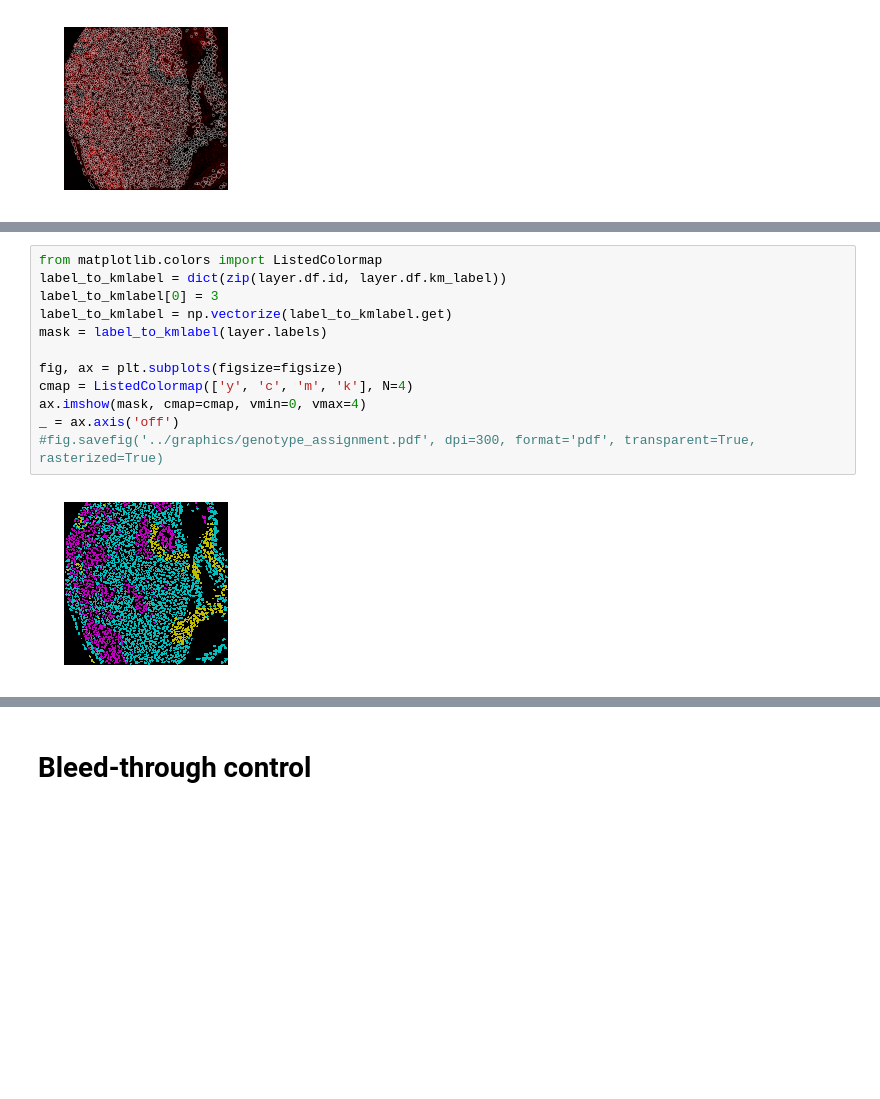
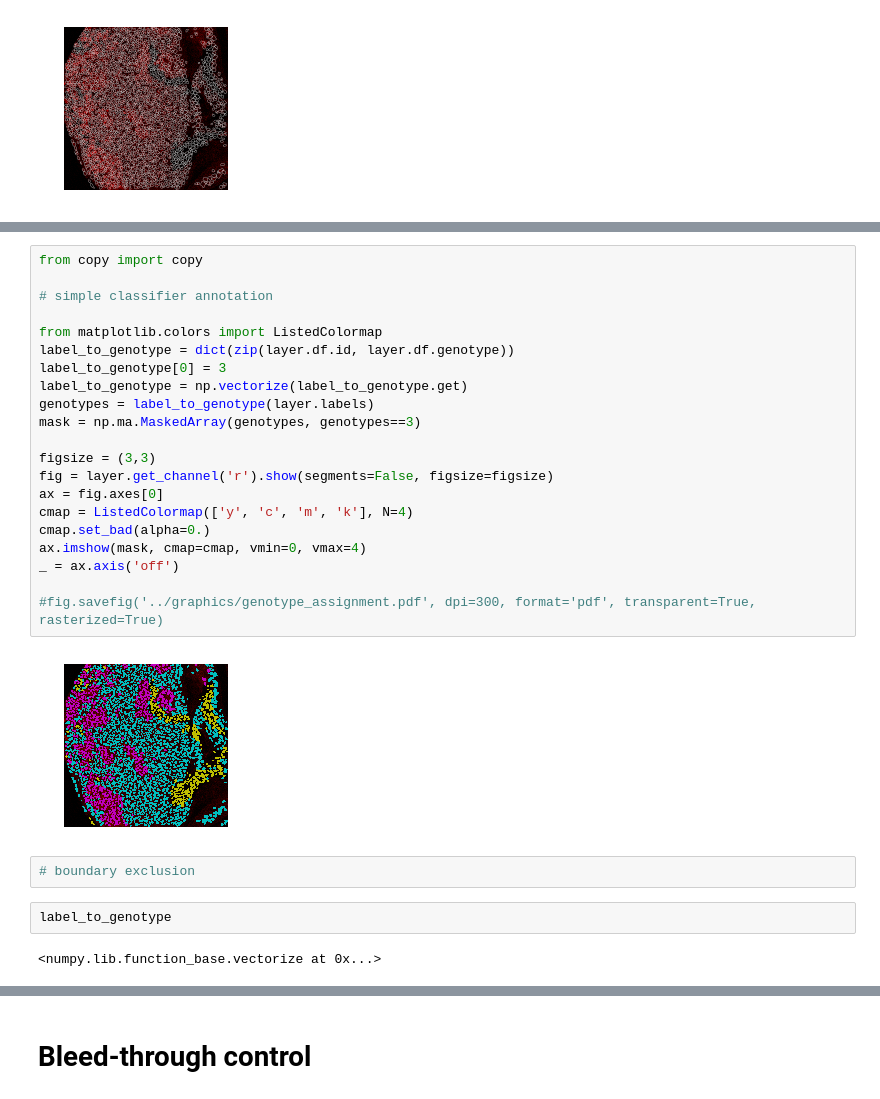
Before and after one commit to sbernasek/flyqma, a Jupyter notebook: notebooks/methods_figure.ipynb, the cells around one changed output, grey strips where cells are left out. Saved outputs shown, nothing was run; the diff lists cells and outputs as text; blank space fills up the shorter version.

```diff
--- a/notebooks/methods_figure.ipynb
+++ b/notebooks/methods_figure.ipynb
@@ -78,14 +85,29 @@ fig1 = layer.get_channel('r').show(segments=True, figsize=figsize, lw=.25, color
 # %%
+from copy import copy
+
+# simple classifier annotation
+
 from matplotlib.colors import ListedColormap
-label_to_kmlabel = dict(zip(layer.df.id, layer.df.km_label))
-label_to_kmlabel[0] = 3
-label_to_kmlabel = np.vectorize(label_to_kmlabel.get)
-mask = label_to_kmlabel(layer.labels)
+label_to_genotype = dict(zip(layer.df.id, layer.df.genotype))
+label_to_genotype[0] = 3
+label_to_genotype = np.vectorize(label_to_genotype.get)
+genotypes = label_to_genotype(layer.labels)
+mask = np.ma.MaskedArray(genotypes, genotypes==3)
 
-fig, ax = plt.subplots(figsize=figsize)
+figsize = (3,3)
+fig = layer.get_channel('r').show(segments=False, figsize=figsize)
+ax = fig.axes[0]
 cmap = ListedColormap(['y', 'c', 'm', 'k'], N=4)
+cmap.set_bad(alpha=0.)
 ax.imshow(mask, cmap=cmap, vmin=0, vmax=4)
 _ = ax.axis('off')
+
 #fig.savefig('../graphics/genotype_assignment.pdf', dpi=300, format='pdf', transparent=True, rasterized=True)
 # %% [output]
-[figure, old version]
+[figure, new version]
+# %%
+# boundary exclusion
+# %%
+label_to_genotype
+# %% [output]
+<numpy.lib.function_base.vectorize at 0x...>
```
Also changed, not shown: parts of 3 cells of this notebook, 8 other files.
